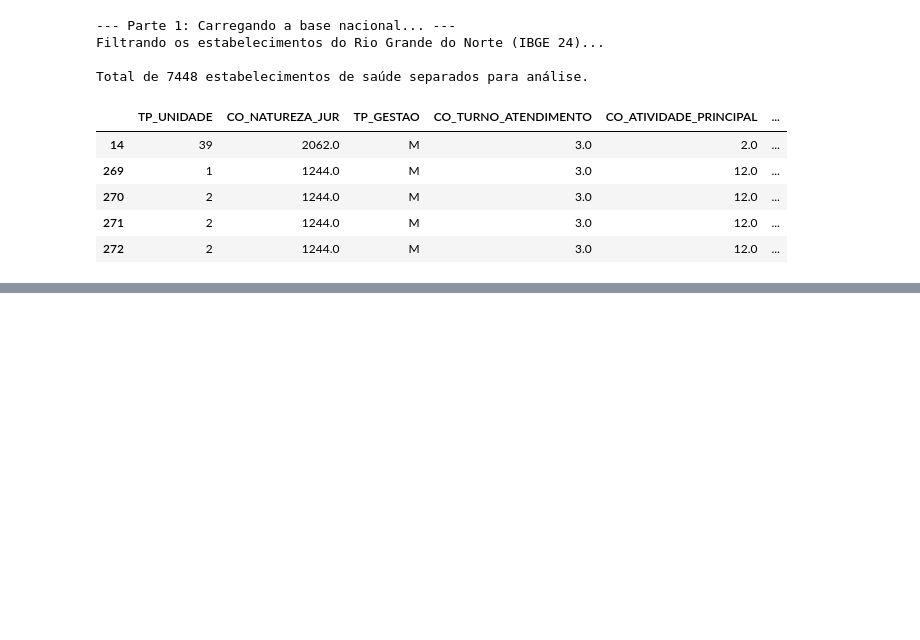
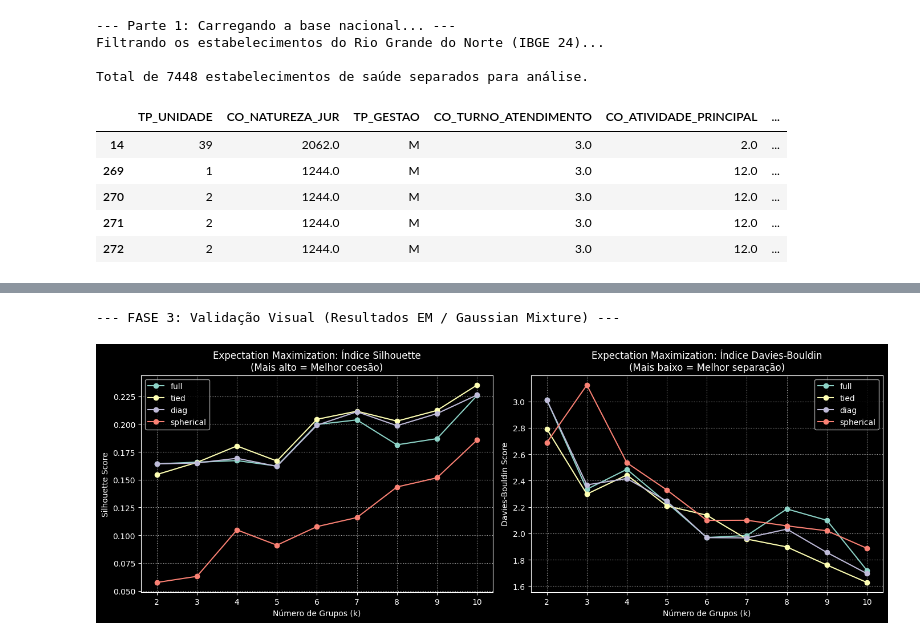
Before and after one commit to fabriciogmaraes/clusterizacao-sus-rn, a Jupyter notebook: estabelecimentos_sus.ipynb, the cells around one changed output, grey strips where cells are left out. Saved outputs shown, nothing was run; the diff lists cells and outputs as text; code cells hidden in the pictures; blank space fills up the shorter version.

```diff
--- a/estabelecimentos_sus.ipynb
+++ b/estabelecimentos_sus.ipynb
@@ -405,0 +502,45 @@ A Fase 2 está finalizada!
+# %%
+import pandas as pd
+import matplotlib.pyplot as plt
+
+print("\n--- FASE 3: Validação Visual (Resultados EM / Gaussian Mixture) ---\n")
+
+#Carregando os resultados do EM:
+df_em = pd.read_csv('resultados_em_sus.csv')
+covariances = df_em['covariance_type'].unique()
+
+#Configurando a tela de desenho:
+plt.figure(figsize=(14, 5))
+
+#Gráfico 1: Índice Silhouette (Valor mais ALTO)
+plt.subplot(1, 2, 1)
+for cov in covariances:
+    df_plot = df_em[df_em['covariance_type'] == cov]
+    plt.plot(df_plot['k'], df_plot['silhouette'], marker='o', label=cov)
+
+plt.title('Expectation Maximization: Índice Silhouette\n(Mais alto = Melhor coesão)')
+plt.xlabel('Número de Grupos (k)')
+plt.ylabel('Silhouette Score')
+plt.xticks(range(2, 11))
+plt.grid(True, linestyle=':', alpha=0.7)
+plt.legend()
+
+#Gráfico 2: Davies-Bouldin (Valor mais BAIXO)
+plt.subplot(1, 2, 2)
+for cov in covariances:
+    df_plot = df_em[df_em['covariance_type'] == cov]
+    plt.plot(df_plot['k'], df_plot['db'], marker='o', label=cov)
+
+plt.title('Expectation Maximization: Índice Davies-Bouldin\n(Mais baixo = Melhor separação)')
+plt.xlabel('Número de Grupos (k)')
+plt.ylabel('Davies-Bouldin Score')
+plt.xticks(range(2, 11))
+plt.grid(True, linestyle=':', alpha=0.7)
+plt.legend()
+
+plt.tight_layout()
+plt.savefig('grafico_fase3_em-onehot.png', dpi=300, bbox_inches='tight')
+plt.show()
+# %% [output]
+--- FASE 3: Validação Visual (Resultados EM / Gaussian Mixture) ---
+[figure, added]
```
Also changed, not shown: parts of 14 cells of this notebook, 12 other files.
